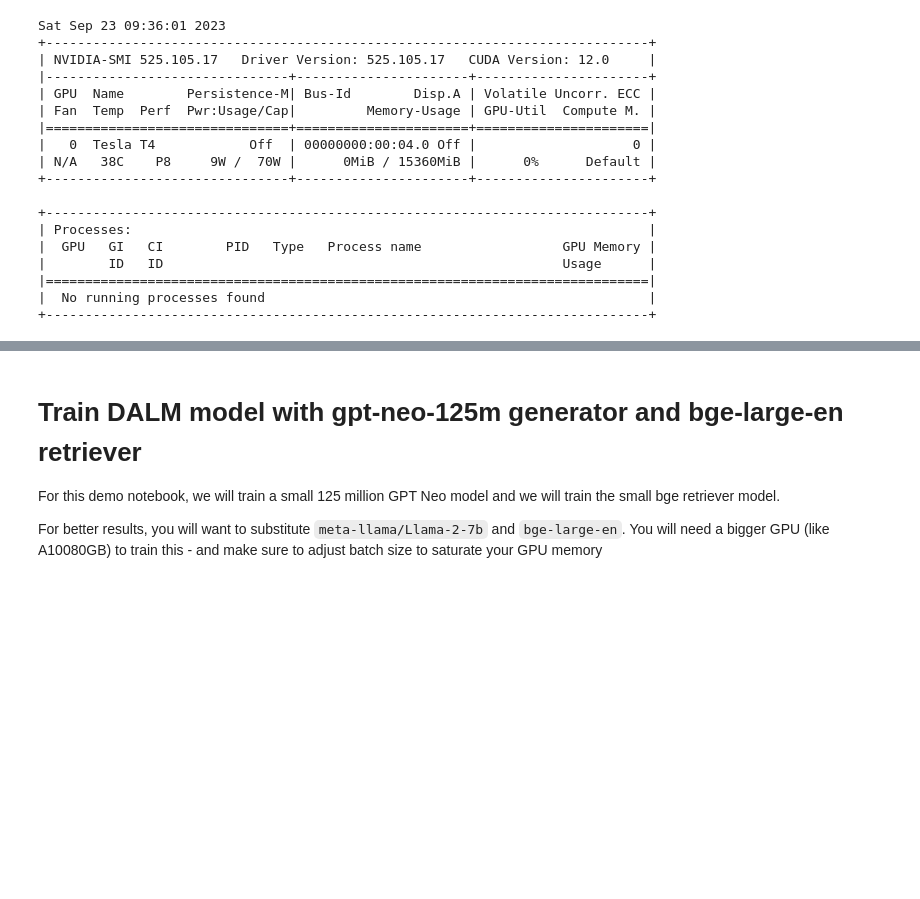
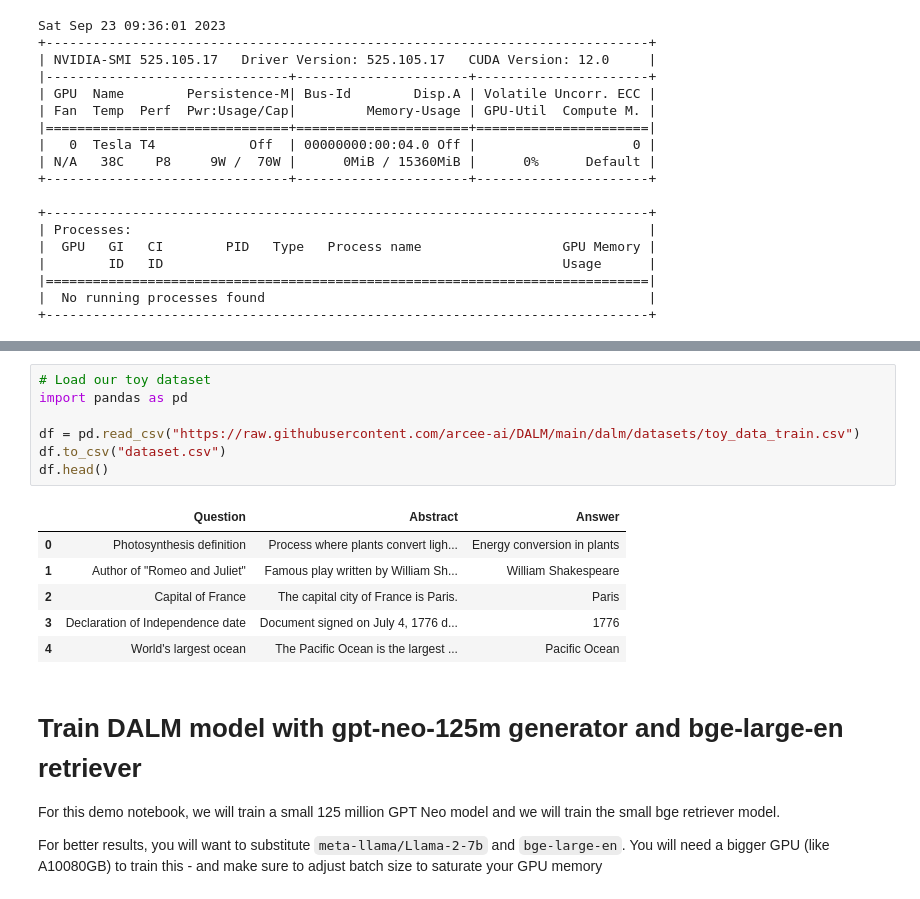
Before and after one commit to arcee-ai/notebooks, a Jupyter notebook: Train_E2ERAG_Domain_Adapted_Language_Model.ipynb, the cells around one changed output, grey strips where cells are left out. Cells and saved outputs as stored; diff of their text form; blank space fills up the shorter version.

```diff
--- a/Train_E2ERAG_Domain_Adapted_Language_Model.ipynb
+++ b/Train_E2ERAG_Domain_Adapted_Language_Model.ipynb
@@ -123,3 +77,17 @@ Number of continents on Earth,There are 7 continents on Earth.,7
+# %%
+# Load our toy dataset
+import pandas as pd
+
+df = pd.read_csv("https://raw.githubusercontent.com/arcee-ai/DALM/main/dalm/datasets/toy_data_train.csv")
+df.to_csv("dataset.csv")
+df.head()
+# %% [output]
+|  | Question | Abstract | Answer |
+| 0 | Photosynthesis definition | Process where plants convert ligh... | Energy conversion in plants |
+| 1 | Author of "Romeo and Juliet" | Famous play written by William Sh... | William Shakespeare |
+| 2 | Capital of France | The capital city of France is Paris. | Paris |
+| 3 | Declaration of Independence date | Document signed on July 4, 1776 d... | 1776 |
+| 4 | World's largest ocean | The Pacific Ocean is the largest ... | Pacific Ocean |
 # %% [markdown]
 # Train DALM model with gpt-neo-125m generator and bge-large-en retriever
 
```
Also changed, not shown: parts of 9 cells of this notebook.
